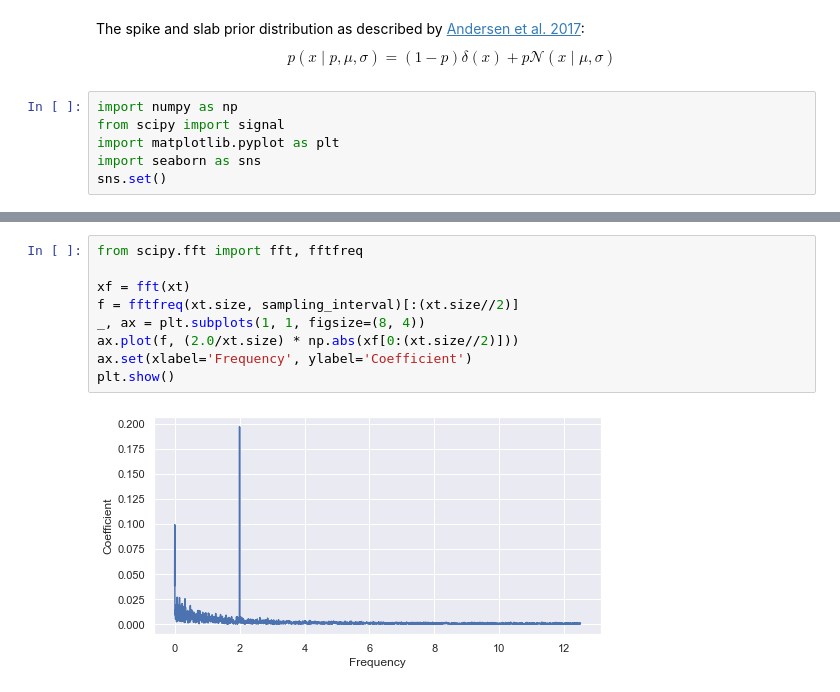
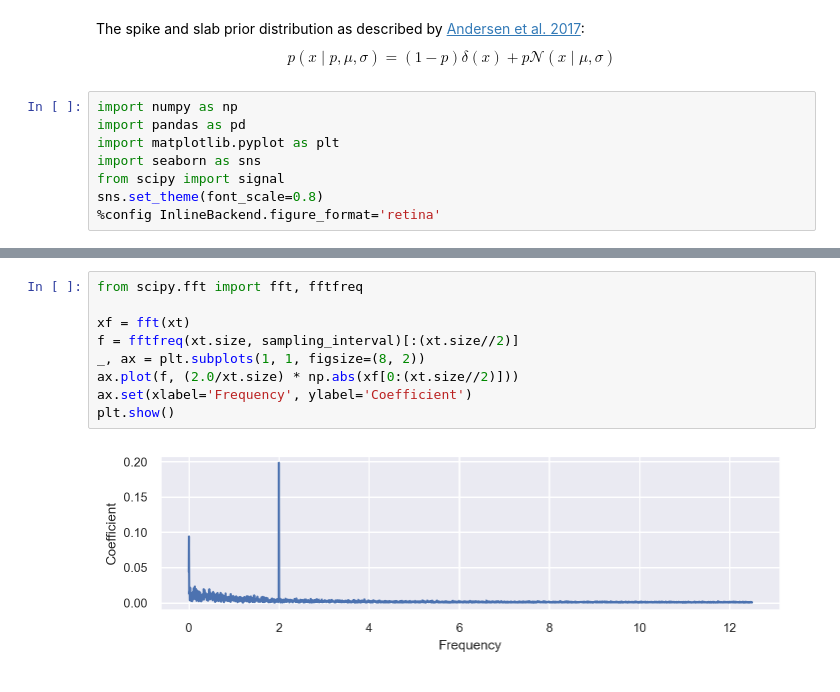
Before and after one commit to AllenInstitute/sourcesep, a Jupyter notebook: notebooks/02_spike_slab_sim.ipynb, the cells around one changed output, grey strips where cells are left out. Saved outputs shown, nothing was run; the diff lists cells and outputs as text.

```diff
--- a/notebooks/02_spike_slab_sim.ipynb
+++ b/notebooks/02_spike_slab_sim.ipynb
@@ -5,9 +5,11 @@ p(x \mid p, \mu, \sigma) = \left(1-p\right) \delta(x) + p \mathcal{N}\left(x \mi
 $$
 # %%
 import numpy as np
-from scipy import signal
+import pandas as pd
 import matplotlib.pyplot as plt
 import seaborn as sns
-sns.set()
+from scipy import signal
+sns.set_theme(font_scale=0.8)
+%config InlineBackend.figure_format='retina'
 # %%
 def plot(t, xt, title=''):
@@ -59,11 +61,11 @@ plot(t=t, xt=xt, title='Signal with additive noise')
 # %%
 from scipy.fft import fft, fftfreq
 
 xf = fft(xt)
 f = fftfreq(xt.size, sampling_interval)[:(xt.size//2)]
-_, ax = plt.subplots(1, 1, figsize=(8, 4))
+_, ax = plt.subplots(1, 1, figsize=(8, 2))
 ax.plot(f, (2.0/xt.size) * np.abs(xf[0:(xt.size//2)]))
 ax.set(xlabel='Frequency', ylabel='Coefficient')
 plt.show()
 # %% [output]
-[figure, old version]
+[figure, new version]
```
Also changed, not shown: parts of 2 cells of this notebook, 9 other files.
